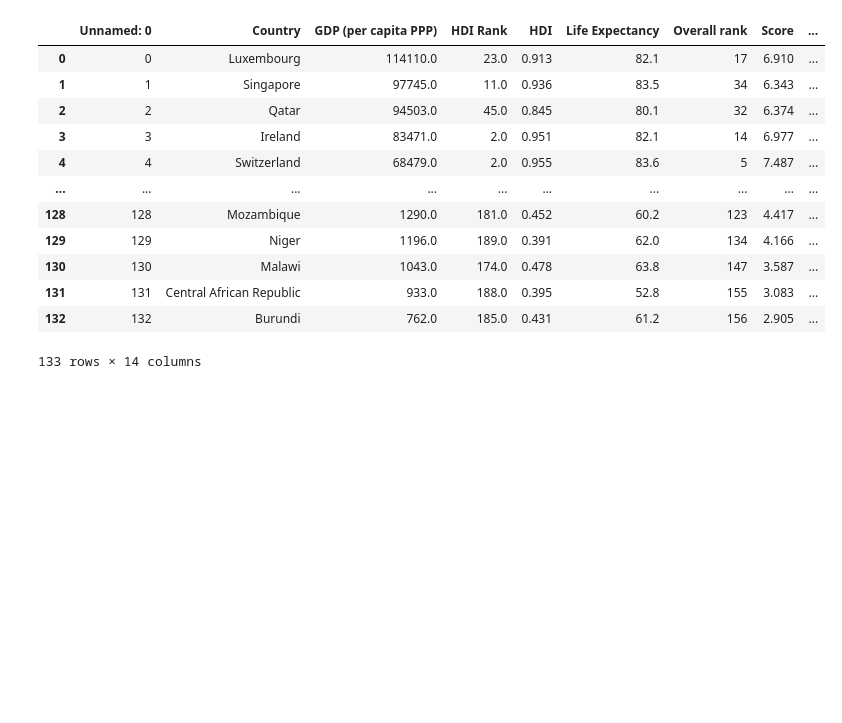
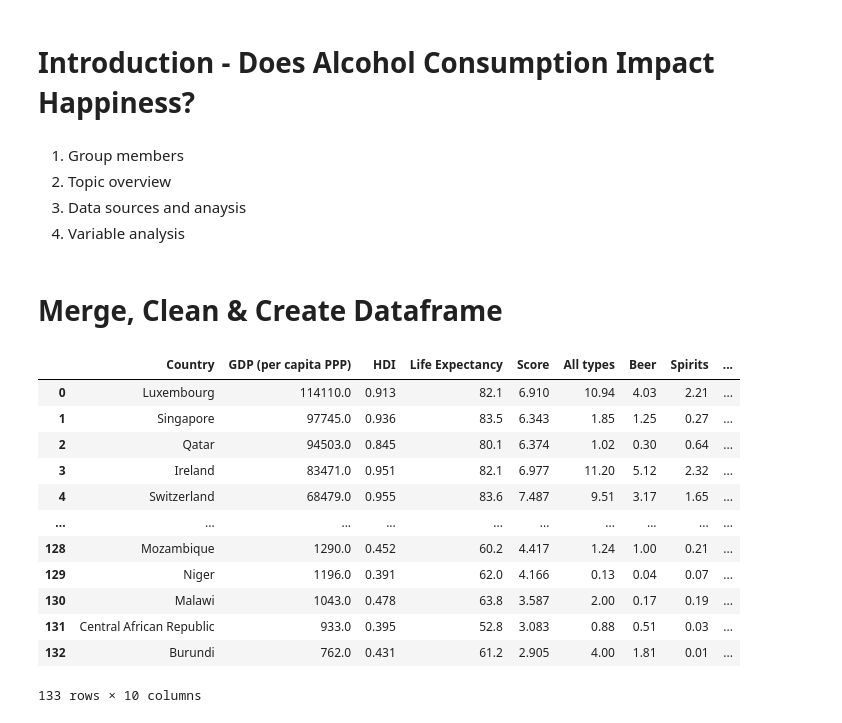
Before and after one commit to Steff-C/Project-1-Happiness-, a Jupyter notebook: Presentation Happiness vs Alcohol Consumption.ipynb, the cells around one changed output. Cells and saved outputs as stored; diff of their text form; code cells hidden in the pictures; blank space fills up the shorter version.

```diff
--- a/Presentation Happiness vs Alcohol Consumption.ipynb
+++ b/Presentation Happiness vs Alcohol Consumption.ipynb
@@ -1,3 +1,12 @@
+# %% [markdown]
+# Introduction - Does Alcohol Consumption Impact Happiness?
+# %% [markdown]
+<ol>
+<li>Group members</li>
+<li>Topic overview</li>
+<li>Data sources and anaysis</li>
+<li>Variable analysis</li>
+</ol>
 # %%
 # Dependencies and Setup
 import matplotlib.pyplot as plt
@@ -6,21 +15,26 @@ import scipy.stats as st
 import numpy as np
 import functools
 import seaborn as sns
+# %% [markdown]
+# Merge, Clean & Create Dataframe
 # %%
 # Load csv and preview
-final_results = pd.read_csv('output_data/alcohol_vs_happiness.csv')
+final_df = pd.read_csv('output_data/alcohol_vs_happiness.csv')
+#final_results = final_df.drop(columns=['Unnamed: 0']
+final_results = final_df[['Country', 'GDP (per capita PPP)', 'HDI', 'Life Expectancy',
+                          'Score', "All types", 'Beer', 'Spirits', 'Wine', 'Other']]
 final_results
 # %% [output]
-|  | Unnamed: 0 | Country | GDP (per capita PPP) | HDI Rank | HDI | Life Expectancy | Overall rank | Score | ... |
-| 0 | 0 | Luxembourg | 114110.0 | 23.0 | 0.913 | 82.1 | 17 | 6.910 | ... |
-| 1 | 1 | Singapore | 97745.0 | 11.0 | 0.936 | 83.5 | 34 | 6.343 | ... |
-| 2 | 2 | Qatar | 94503.0 | 45.0 | 0.845 | 80.1 | 32 | 6.374 | ... |
-| 3 | 3 | Ireland | 83471.0 | 2.0 | 0.951 | 82.1 | 14 | 6.977 | ... |
-| 4 | 4 | Switzerland | 68479.0 | 2.0 | 0.955 | 83.6 | 5 | 7.487 | ... |
+|  | Country | GDP (per capita PPP) | HDI | Life Expectancy | Score | All types | Beer | Spirits | ... |
+| 0 | Luxembourg | 114110.0 | 0.913 | 82.1 | 6.910 | 10.94 | 4.03 | 2.21 | ... |
+| 1 | Singapore | 97745.0 | 0.936 | 83.5 | 6.343 | 1.85 | 1.25 | 0.27 | ... |
+| 2 | Qatar | 94503.0 | 0.845 | 80.1 | 6.374 | 1.02 | 0.30 | 0.64 | ... |
+| 3 | Ireland | 83471.0 | 0.951 | 82.1 | 6.977 | 11.20 | 5.12 | 2.32 | ... |
+| 4 | Switzerland | 68479.0 | 0.955 | 83.6 | 7.487 | 9.51 | 3.17 | 1.65 | ... |
 | ... | ... | ... | ... | ... | ... | ... | ... | ... | ... |
-| 128 | 128 | Mozambique | 1290.0 | 181.0 | 0.452 | 60.2 | 123 | 4.417 | ... |
-| 129 | 129 | Niger | 1196.0 | 189.0 | 0.391 | 62.0 | 134 | 4.166 | ... |
-| 130 | 130 | Malawi | 1043.0 | 174.0 | 0.478 | 63.8 | 147 | 3.587 | ... |
-| 131 | 131 | Central African Republic | 933.0 | 188.0 | 0.395 | 52.8 | 155 | 3.083 | ... |
-| 132 | 132 | Burundi | 762.0 | 185.0 | 0.431 | 61.2 | 156 | 2.905 | ... |
+| 128 | Mozambique | 1290.0 | 0.452 | 60.2 | 4.417 | 1.24 | 1.00 | 0.21 | ... |
+| 129 | Niger | 1196.0 | 0.391 | 62.0 | 4.166 | 0.13 | 0.04 | 0.07 | ... |
+| 130 | Malawi | 1043.0 | 0.478 | 63.8 | 3.587 | 2.00 | 0.17 | 0.19 | ... |
+| 131 | Central African Republic | 933.0 | 0.395 | 52.8 | 3.083 | 0.88 | 0.51 | 0.03 | ... |
+| 132 | Burundi | 762.0 | 0.431 | 61.2 | 2.905 | 4.00 | 1.81 | 0.01 | ... |
-133 rows × 14 columns
+133 rows × 10 columns
```
Also changed, not shown: parts of 24 cells of this notebook, 1 other file.
